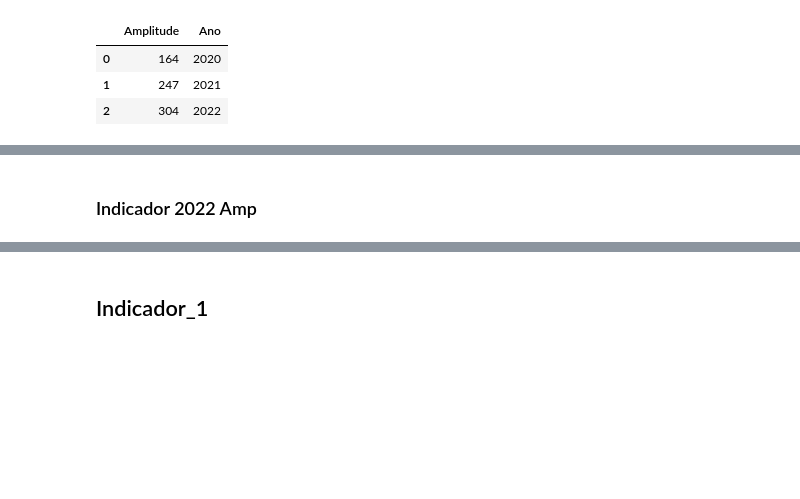
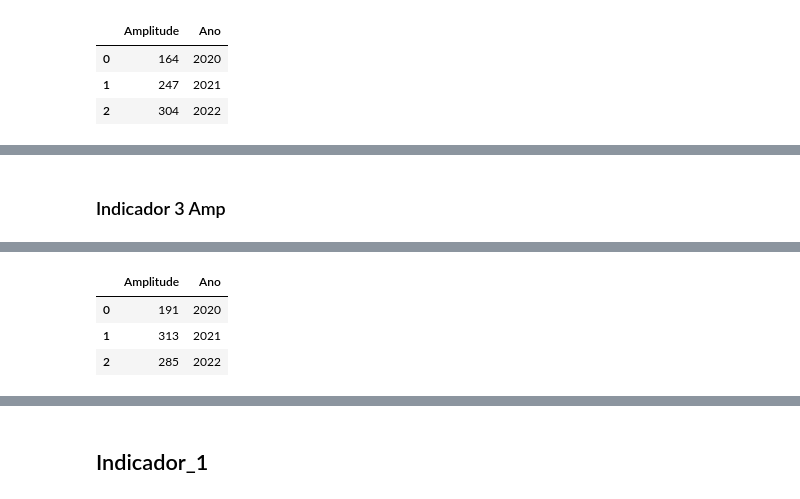
Before and after one commit to KepryDeSousa/SISAB_CNES_Ceara_Macico_de_Baturite, a Jupyter notebook: Indicadores[1,2,3]_.ipynb, the cells around one changed output, grey strips where cells are left out. Saved outputs shown, nothing was run; the diff lists cells and outputs as text; code cells hidden in the pictures; blank space fills up the shorter version.

```diff
--- a/Indicadores[1,2,3]_.ipynb
+++ b/Indicadores[1,2,3]_.ipynb
@@ -70,5 +95,5 @@ px.bar(Amp_Indicador_2, x="Ano", y="Amplitude",color="Ano",title = f"Amplitude d
 # %% [markdown]
-### Indicador 2022 Amp
+### Indicador 3 Amp
 # %%
 Amplitude_2020 = []
 
@@ -81,9 +106,4 @@ Amp_Indicador_3 = pd.DataFrame(Amplitude_2020)
 Amp_Indicador_3.rename(columns={0: 'Amplitude'}, inplace = True)
 Amp_Indicador_3['Ano'] = ["2020","2021",'2022']
 Amp_Indicador_3
-
-px.bar(Amp_Indicador_3, x="Ano", y="Amplitude",color="Ano",title = f"Amplitude dos dados (Indicador 3)"
-           ,text_auto=True,#text="Ano"
-
-          )
 # %% [output]
@@ -90,0 +110,4 @@ px.bar(Amp_Indicador_3, x="Ano", y="Amplitude",color="Ano",title = f"Amplitude d
+|  | Amplitude | Ano |
+| 0 | 191 | 2020 |
+| 1 | 313 | 2021 |
+| 2 | 285 | 2022 |
```
Also changed, not shown: parts of 18 cells of this notebook.
